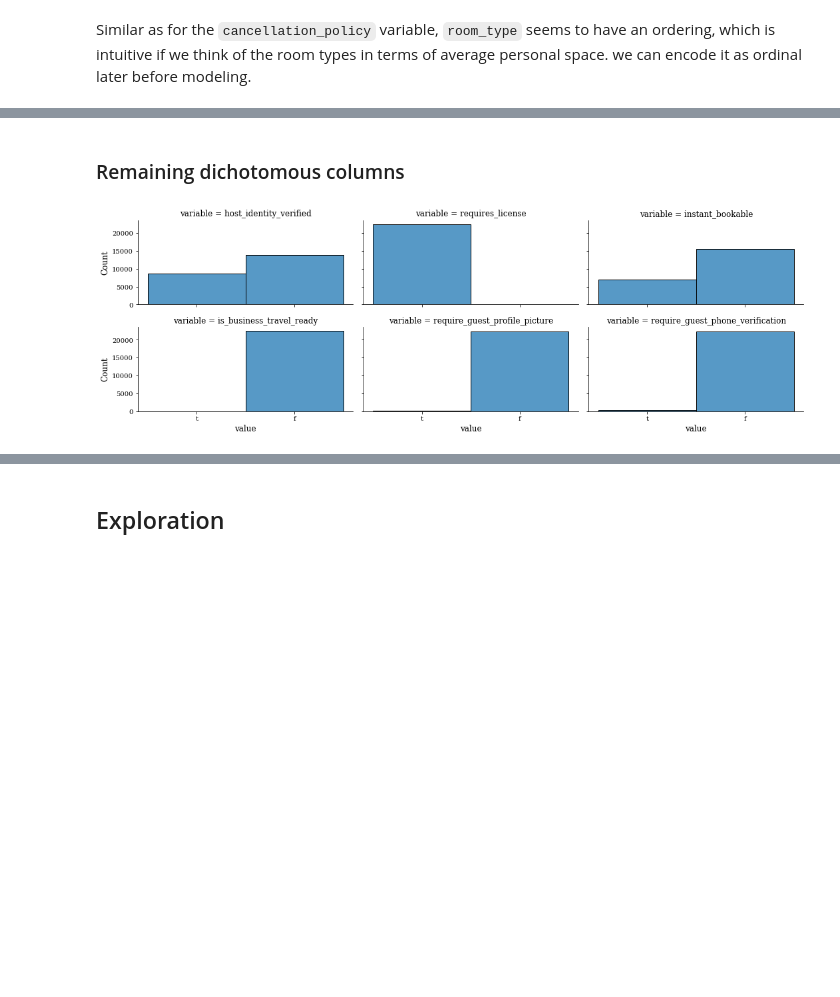
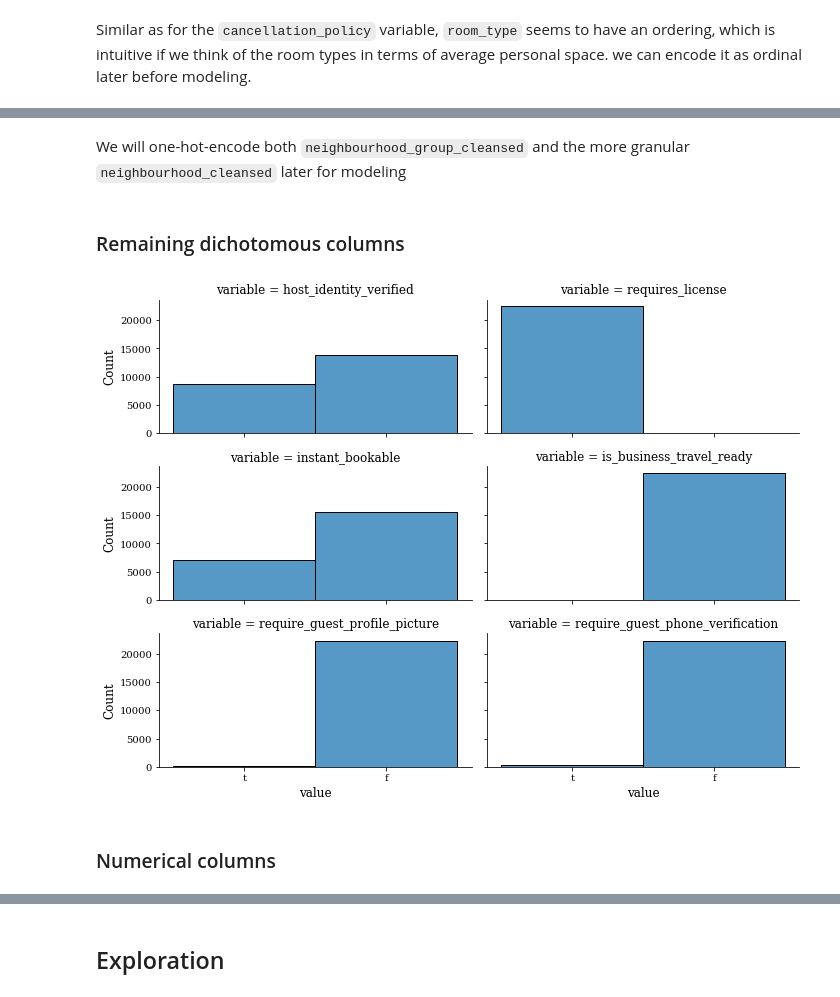
Before and after one commit to julianderks/DSL-Case, a Jupyter notebook: case.ipynb, the cells around one changed output, grey strips where cells are left out. Saved outputs shown, nothing was run; the diff lists cells and outputs as text; code cells hidden in the pictures; blank space fills up the shorter version.

```diff
--- a/case.ipynb
+++ b/case.ipynb
@@ -223,8 +232,13 @@ display(outlier_df[["name", "description", "price"]].T)
 # %%
 # Axel hotels berlin have prices ranging 70-400 ish euros. The $6,000.00 rooms have do be a wrong data entry (the identical prices for their different rooms verifies this)
 # https://www.axelhotels.com/be/rv_tarifas.xhtml?lng=en
-outlier_df = outlier_df[outlier_df['description'].str.contains("Axel").fillna(False)]
+outlier_df = outlier_df[outlier_df['name'].str.lower().str.contains("axel").fillna(False)]
 df.drop(outlier_df.index.values, axis=0, inplace=True)
 
 # Save memory by droping original df after its use
 del orig_df
+
+# Check how many (extremely) high prices are in the dataset after
+outlier_df = df[df['price'] > 1000]
+outlier_indices = outlier_df.index.values
+len(outlier_indices)
@@ -265,8 +281,9 @@ Private living room                             Wheelchair accessible
 # %%
 str_to_replace = {
+    "translation missing: en.hosting_amenity_49"                                : "translation_missing_49",
+    "translation missing: en.hosting_amenity_50"                                : "translation_missing_50",
     "Heating"                                                                   : "heating",
     "Luggage dropoff allowed"                                                   : "luggage_dropoff",
-    "Single level home"                                                         : "single_level_home",
     "Private bathroom"                                                          : "private_bathroom",
     "Convection oven|Oven"                                                      : "oven",
     "Indoor fireplace"                                                          : "indoor_fireplace",
@@ -289,6 +306,7 @@ str_to_replace = {
     'Coffee maker|Espresso machine'                                             : "coffee_machine",
     'Cooking basics'                                                            : "cooking_basics",
     'Dishwasher|Dryer|Washer|Washer / Dryer'                                    : "white_goods",
+    "Laptop friendly workspace"                                                 : "laptop_friendly_workspace",
     "Elevator"                                                                  : "elevator",
     'Exercise equipment|Gym|gym'                                                : "gym",
     'Family/kid friendly|Children|children'                                     : "child_friendly",
@@ -393,12 +431,14 @@ we can encode it as ordinal later before modeling.
+# %% [markdown]
+We will one-hot-encode both `neighbourhood_group_cleansed` and the more granular `neighbourhood_cleansed` later for modeling
 # %% [markdown]
 ### Remaining dichotomous columns
 # %%
 cols = ['host_identity_verified', 'requires_license', 'instant_bookable', 'is_business_travel_ready', 'require_guest_profile_picture', 'require_guest_phone_verification']
-g = sns.FacetGrid(df.melt(value_vars=cols), col="variable", height=2.5, aspect=2, col_wrap=3)
+g = sns.FacetGrid(df.melt(value_vars=cols), col="variable", height=2.5, aspect=2, col_wrap=2)
 g.map(sns.histplot, "value")
 plt.show()
 # %% [output]
-[figure, old version]
+[figure, new version]
 # %%
 # Remove column with huge class imbalance
 drop_cols = ['requires_license', 'is_business_travel_ready', 'require_guest_profile_picture', 'require_guest_phone_verification']
@@ -407,3 +447,5 @@ df.drop(drop_cols, axis=1, inplace=True)
 # Encode remaining dichotomous variables to {0, 1}
 cols = ["host_identity_verified", "instant_bookable"]
 df[cols] = df[cols].replace({"t":1, "f":0})
+# %% [markdown]
+### Numerical columns
```
Also changed, not shown: parts of 58 cells of this notebook, 30 other files.
